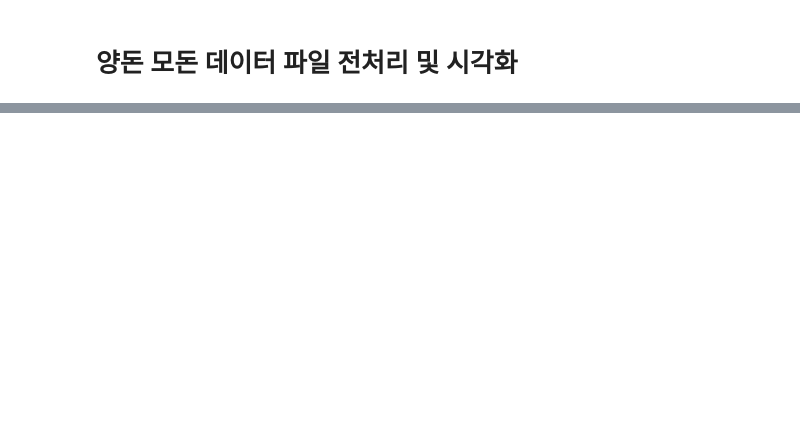
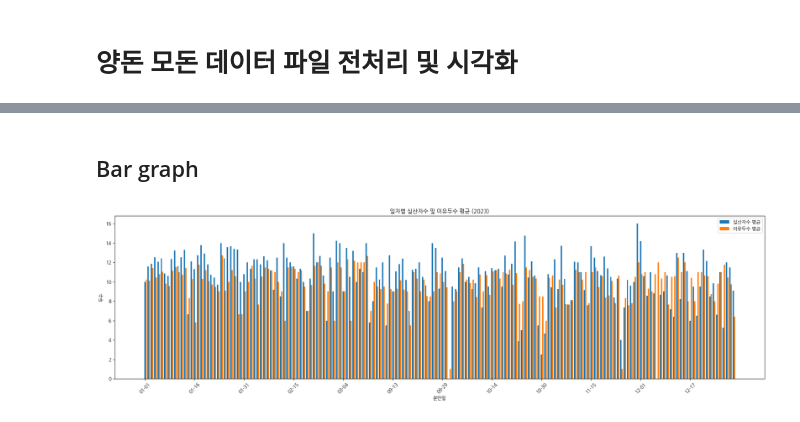
Before and after one commit to leesh0806/pig-management, a Jupyter notebook: src/pig_analyze_momdata.ipynb, the cells around one changed output, grey strips where cells are left out. Cells and saved outputs as stored; diff of their text form; code cells hidden in the pictures; blank space fills up the shorter version.

```diff
--- a/src/pig_analyze_momdata.ipynb
+++ b/src/pig_analyze_momdata.ipynb
@@ -71,0 +133,26 @@ plot_grouped_data(by_season_sorted, '계절', ['실산자수', '이유두수'],
+# %% [markdown]
+## Bar graph
+# %%
+# 시각화: 막대그래프
+plt.figure(figsize=(20, 6))
+bar_width = 0.4
+x = range(len(daily_avg))
+
+plt.bar(x, daily_avg['실산자수'], width=bar_width, label='실산자수 평균')
+plt.bar([i + bar_width for i in x], daily_avg['이유두수'], width=bar_width, label='이유두수 평균')
+
+# x축 날짜 라벨 설정 (너무 많으니까 15일 단위로 표시)
+plt.xticks(
+    ticks=[i for i in x if i % 15 == 0],
+    labels=[date.strftime('%m-%d') for i, date in enumerate(daily_avg['분만일']) if i % 15 == 0],
+    rotation=45
+)
+
+plt.xlabel('분만일')
+plt.ylabel('두수')
+plt.title('일자별 실산자수 및 이유두수 평균 (2023)')
+plt.legend()
+plt.tight_layout()
+plt.show()
+# %% [output]
+[figure, added]
```
Also changed, not shown: parts of 38 cells of this notebook.
